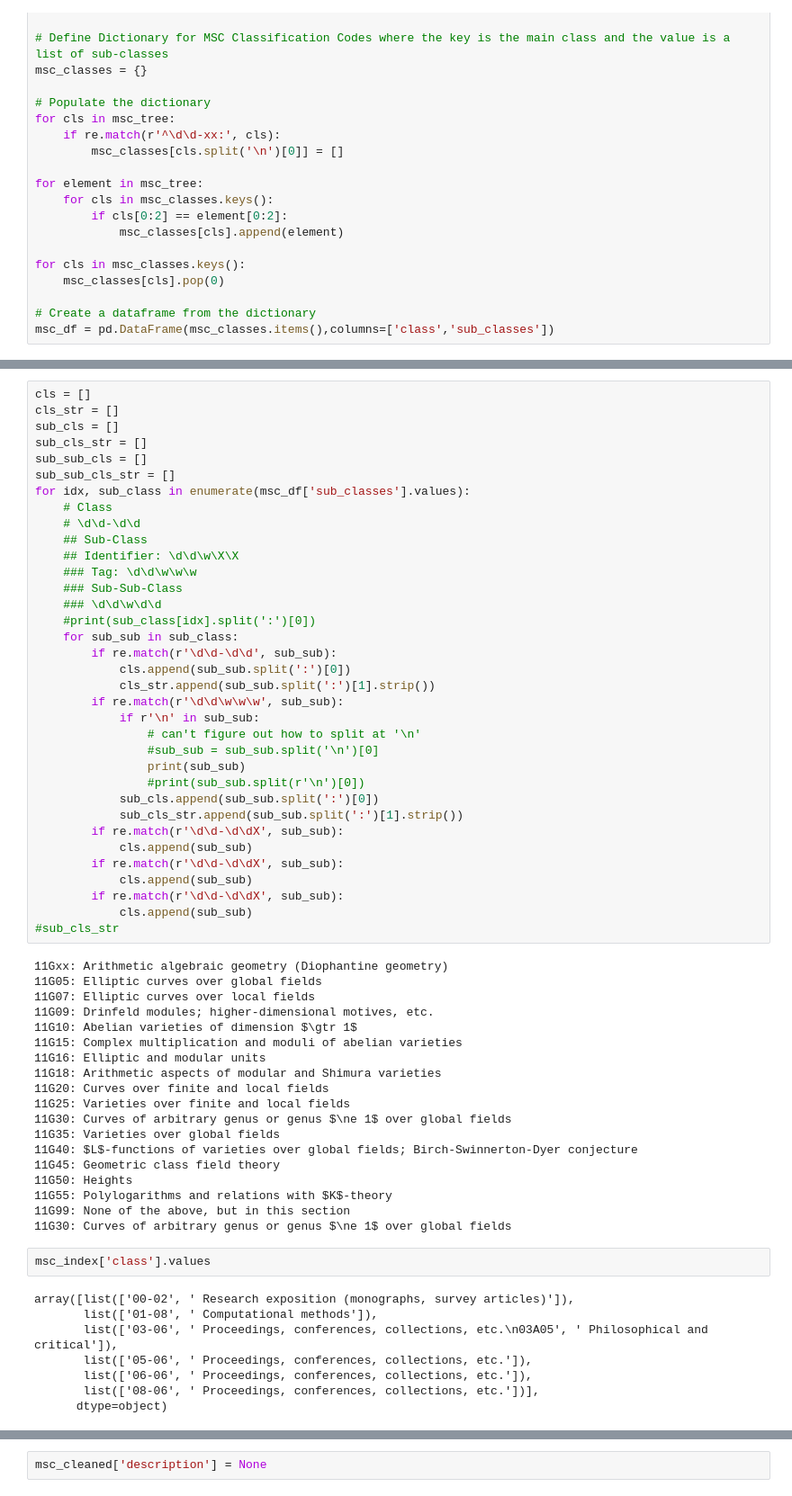
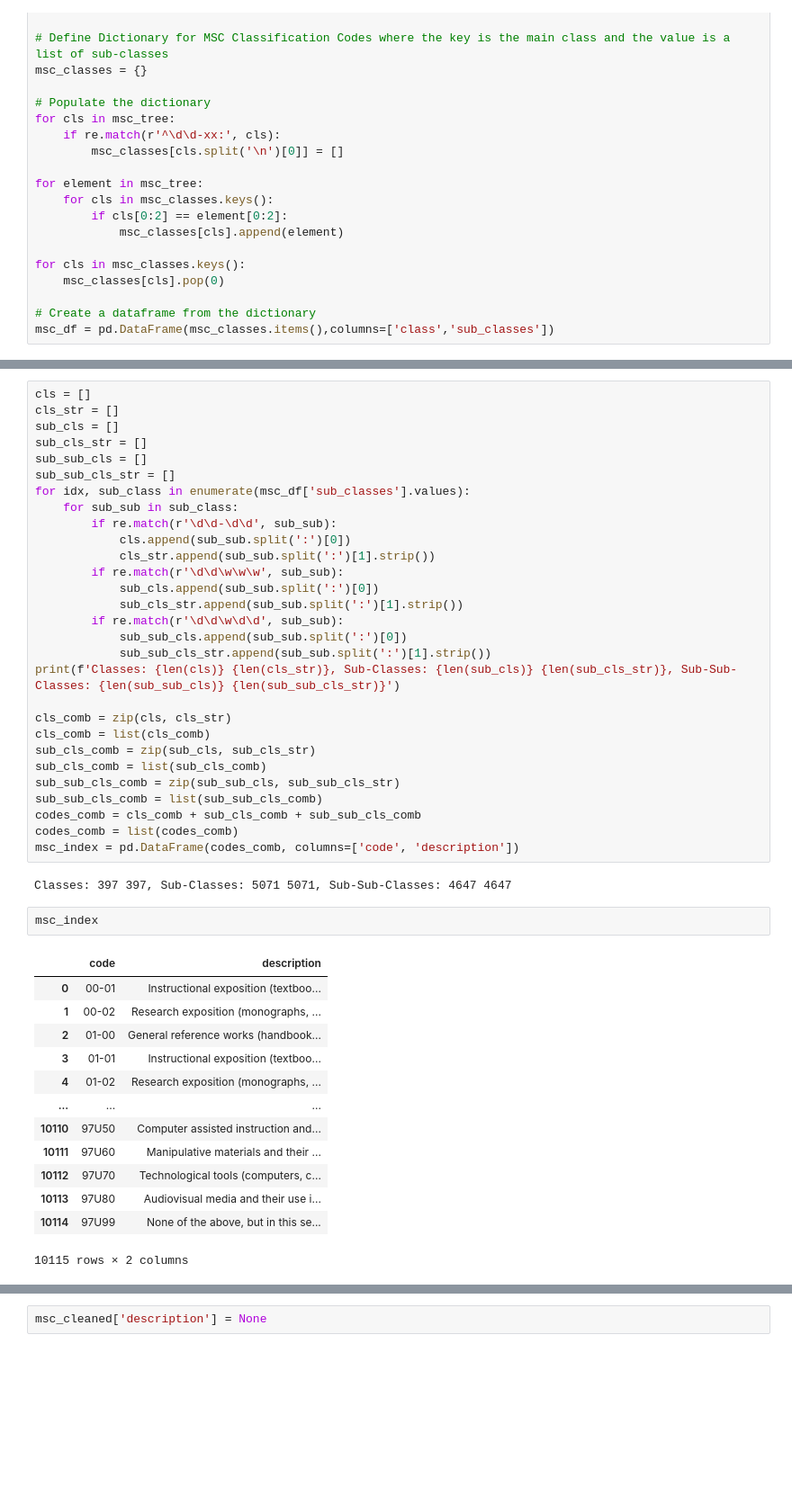
Before and after one commit to a-tabaza/paper-recommender, a Jupyter notebook: data_cleaning.ipynb, the cells around one changed output, grey strips where cells are left out. Shown at 90% size. Cells and saved outputs as stored; diff of their text form; blank space fills up the shorter version.

```diff
--- a/data_cleaning.ipynb
+++ b/data_cleaning.ipynb
@@ -168,59 +146,42 @@ sub_cls_str = []
 sub_sub_cls = []
 sub_sub_cls_str = []
 for idx, sub_class in enumerate(msc_df['sub_classes'].values):
-    # Class
-    # \d\d-\d\d
-    ## Sub-Class
-    ## Identifier: \d\d\w\X\X
-    ### Tag: \d\d\w\w\w
-    ### Sub-Sub-Class
-    ### \d\d\w\d\d
-    #print(sub_class[idx].split(':')[0])
     for sub_sub in sub_class:
         if re.match(r'\d\d-\d\d', sub_sub):
             cls.append(sub_sub.split(':')[0])
             cls_str.append(sub_sub.split(':')[1].strip())
         if re.match(r'\d\d\w\w\w', sub_sub):
-            if r'\n' in sub_sub:
-                # can't figure out how to split at '\n'
-                #sub_sub = sub_sub.split('\n')[0]
-                print(sub_sub)
-                #print(sub_sub.split(r'\n')[0])
             sub_cls.append(sub_sub.split(':')[0])
             sub_cls_str.append(sub_sub.split(':')[1].strip())
-        if re.match(r'\d\d-\d\dX', sub_sub):
-            cls.append(sub_sub)
-        if re.match(r'\d\d-\d\dX', sub_sub):
-            cls.append(sub_sub)
-        if re.match(r'\d\d-\d\dX', sub_sub):
-            cls.append(sub_sub)
-#sub_cls_str
+        if re.match(r'\d\d\w\d\d', sub_sub):
+            sub_sub_cls.append(sub_sub.split(':')[0])
+            sub_sub_cls_str.append(sub_sub.split(':')[1].strip())
+print(f'Classes: {len(cls)} {len(cls_str)}, Sub-Classes: {len(sub_cls)} {len(sub_cls_str)}, Sub-Sub-Classes: {len(sub_sub_cls)} {len(sub_sub_cls_str)}')
+
+cls_comb = zip(cls, cls_str)
+cls_comb = list(cls_comb)
+sub_cls_comb = zip(sub_cls, sub_cls_str)
+sub_cls_comb = list(sub_cls_comb)
+sub_sub_cls_comb = zip(sub_sub_cls, sub_sub_cls_str)
+sub_sub_cls_comb = list(sub_sub_cls_comb)
+codes_comb = cls_comb + sub_cls_comb + sub_sub_cls_comb
+codes_comb = list(codes_comb)
+msc_index = pd.DataFrame(codes_comb, columns=['code', 'description'])
 # %% [output]
-11Gxx: Arithmetic algebraic geometry (Diophantine geometry)
-11G05: Elliptic curves over global fields
-11G07: Elliptic curves over local fields
-11G09: Drinfeld modules; higher-dimensional motives, etc.
-11G10: Abelian varieties of dimension $\gtr 1$
-11G15: Complex multiplication and moduli of abelian varieties
-11G16: Elliptic and modular units
-11G18: Arithmetic aspects of modular and Shimura varieties
-11G20: Curves over finite and local fields
-11G25: Varieties over finite and local fields
-11G30: Curves of arbitrary genus or genus $\ne 1$ over global fields
-11G35: Varieties over global fields
-11G40: $L$-functions of varieties over global fields; Birch-Swinnerton-Dyer conjecture
-11G45: Geometric class field theory
-11G50: Heights
-11G55: Polylogarithms and relations with $K$-theory
-11G99: None of the above, but in this section
-11G30: Curves of arbitrary genus or genus $\ne 1$ over global fields
+Classes: 397 397, Sub-Classes: 5071 5071, Sub-Sub-Classes: 4647 4647
 # %%
-msc_index['class'].values
+msc_index
 # %% [output]
+|  | code | description |
+| 0 | 00-01 | Instructional exposition (textboo... |
+| 1 | 00-02 | Research exposition (monographs, ... |
+| 2 | 01-00 | General reference works (handbook... |
+| 3 | 01-01 | Instructional exposition (textboo... |
+| 4 | 01-02 | Research exposition (monographs, ... |
+| ... | ... | ... |
+| 10110 | 97U50 | Computer assisted instruction and... |
+| 10111 | 97U60 | Manipulative materials and their ... |
+| 10112 | 97U70 | Technological tools (computers, c... |
+| 10113 | 97U80 | Audiovisual media and their use i... |
+| 10114 | 97U99 | None of the above, but in this se... |
-array([list(['00-02', ' Research exposition (monographs, survey articles)']),
-       list(['01-08', ' Computational methods']),
-       list(['03-06', ' Proceedings, conferences, collections, etc.\n03A05', ' Philosophical and critical']),
-       list(['05-06', ' Proceedings, conferences, collections, etc.']),
-       list(['06-06', ' Proceedings, conferences, collections, etc.']),
-       list(['08-06', ' Proceedings, conferences, collections, etc.'])],
-      dtype=object)
+10115 rows × 2 columns
```
Also changed, not shown: parts of 15 cells of this notebook.
